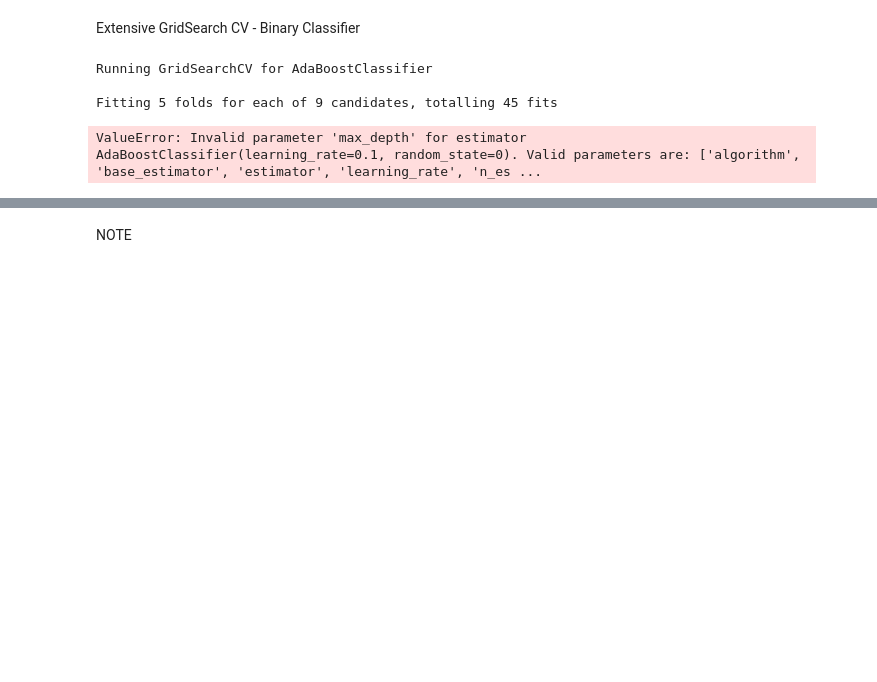
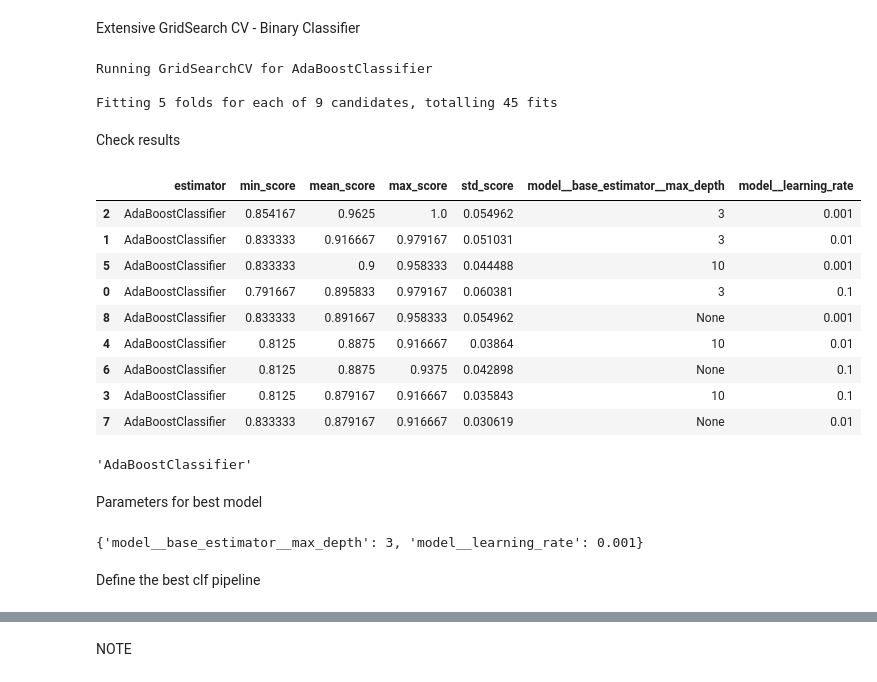
Before and after one commit to Markus-Hefner/Portfolio-Project-5, a Jupyter notebook: jupyter_notebooks/06 - Modelling and Evaluation - Predict Task Success.ipynb, the cells around one changed output, grey strips where cells are left out. Cells and saved outputs as stored; diff of their text form; code cells hidden in the pictures; blank space fills up the shorter version.

```diff
--- a/jupyter_notebooks/06 - Modelling and Evaluation - Predict Task Success.ipynb
+++ b/jupyter_notebooks/06 - Modelling and Evaluation - Predict Task Success.ipynb
@@ -316,7 +316,10 @@ grid_search_summary
 Define model and parameters, for Extensive Search
 # %%
 models_search = {
-    "AdaBoostClassifier":AdaBoostClassifier(random_state=0),
+    "AdaBoostClassifier":AdaBoostClassifier(
+        base_estimator=DecisionTreeClassifier(),
+        random_state=0
+    ),
 }
 
 # We will not conduct an extensive search, since the focus
@@ -325,7 +328,7 @@ models_search = {
 params_search = {
     "AdaBoostClassifier":{
         'model__learning_rate': [1e-1,1e-2,1e-3],
-        'model__max_depth': [3,10,None],
+        'model__base_estimator__max_depth': [3,10,None],
     }
 }
 # %% [markdown]
@@ -340,4 +343,33 @@ search.fit(X_train, y_train,
 Running GridSearchCV for AdaBoostClassifier
 
 Fitting 5 folds for each of 9 candidates, totalling 45 fits
-ValueError: Invalid parameter 'max_depth' for estimator AdaBoostClassifier(learning_rate=0.1, random_state=0). Valid parameters are: ['algorithm', 'base_estimator', 'estimator', 'learning_rate', 'n_es ...
+# %% [markdown]
+Check results
+# %%
+grid_search_summary, grid_search_pipelines = search.score_summary(sort_by='mean_score')
+grid_search_summary
+# %% [output]
+|  | estimator | min_score | mean_score | max_score | std_score | model__base_estimator__max_depth | model__learning_rate |
+| 2 | AdaBoostClassifier | 0.854167 | 0.9625 | 1.0 | 0.054962 | 3 | 0.001 |
+| 1 | AdaBoostClassifier | 0.833333 | 0.916667 | 0.979167 | 0.051031 | 3 | 0.01 |
+| 5 | AdaBoostClassifier | 0.833333 | 0.9 | 0.958333 | 0.044488 | 10 | 0.001 |
+| 0 | AdaBoostClassifier | 0.791667 | 0.895833 | 0.979167 | 0.060381 | 3 | 0.1 |
+| 8 | AdaBoostClassifier | 0.833333 | 0.891667 | 0.958333 | 0.054962 | None | 0.001 |
+| 4 | AdaBoostClassifier | 0.8125 | 0.8875 | 0.916667 | 0.03864 | 10 | 0.01 |
+| 6 | AdaBoostClassifier | 0.8125 | 0.8875 | 0.9375 | 0.042898 | None | 0.1 |
+| 3 | AdaBoostClassifier | 0.8125 | 0.879167 | 0.916667 | 0.035843 | 10 | 0.1 |
+| 7 | AdaBoostClassifier | 0.833333 | 0.879167 | 0.916667 | 0.030619 | None | 0.01 |
+# %%
+best_model = grid_search_summary.iloc[0,0]
+best_model
+# %% [output]
+'AdaBoostClassifier'
+# %% [markdown]
+Parameters for best model
+# %%
+best_parameters = grid_search_pipelines[best_model].best_params_
+best_parameters
+# %% [output]
+{'model__base_estimator__max_depth': 3, 'model__learning_rate': 0.001}
+# %% [markdown]
+Define the best clf pipeline
```
Also changed, not shown: parts of 2 cells of this notebook.
